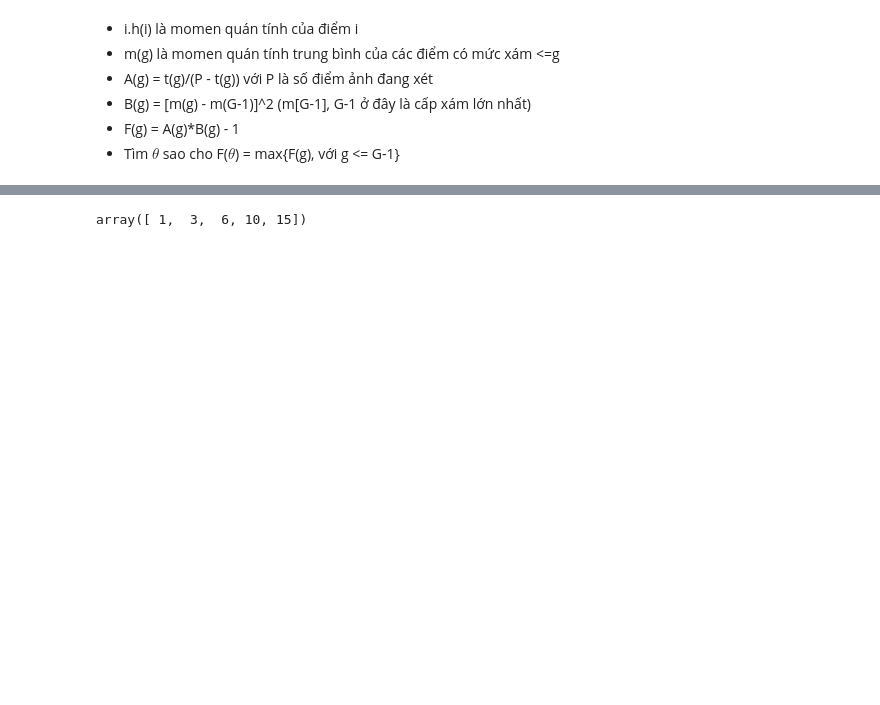
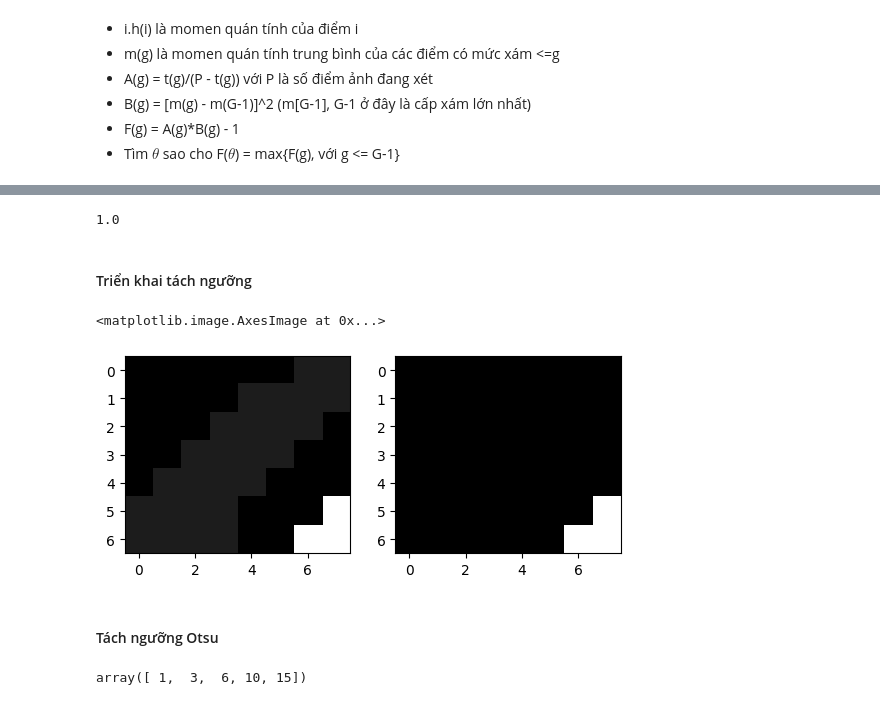
Before and after one commit to Minhdd1413/Image_Processing, a Jupyter notebook: Week3.ipynb, the cells around one changed output, grey strips where cells are left out. Drawn from its saved outputs; the diff is of its cells as text; code cells hidden in the pictures; blank space fills up the shorter version.

```diff
--- a/Week3.ipynb
+++ b/Week3.ipynb
@@ -43,0 +61,18 @@ $$m(g) = (\Sigma^g_iih(i))/t(g)$$
+# %%
+def table1(img):
+    G = np.arange(0, np.max(img) + 1)
+    h = histogram(img)
+
+    t_g =  np.cumsum(h)
+    i_hi = G * h
+    m_g = np.cumsum(i_hi) / t_g
+    A_g = t_g / np.sum(h)
+    B_g = (m_g - (G[-1] - 1))**2
+    F_g = A_g * B_g - 1
+    theta = G[np.argmax(F_g)]
+
+    df = pd.DataFrame({'G': G, 'h': h, 't_g': t_g,
+                       'i_hi': i_hi, 'm_g': m_g, 'A_g': A_g,
+                       'B_g': B_g, 'F_g': F_g})
+
+    return df, np.array([np.max(F_g), theta])
@@ -43,0 +89,7 @@ $$m(g) = (\Sigma^g_iih(i))/t(g)$$
+# %%
+img[img == 2] = 1
+img[img == 3] = 1
+img[img == 4] = 0
+img[img == 5] = 0
+img[img == 8] = 9
+img
@@ -43,0 +104,2 @@ $$m(g) = (\Sigma^g_iih(i))/t(g)$$
+# %%
+table = table1(img)
@@ -44,3 +120,27 @@ $$m(g) = (\Sigma^g_iih(i))/t(g)$$
+# %%
+table[1][1]
+# %% [output]
+1.0
+# %% [markdown]
+#### Triển khai tách ngưỡng
+# %%
+# hàm tách ngưỡng
+def thresholding(img, thresshold):
+    img[img>thresshold] = 255
+    img[img<=thresshold] = 0
+    return img
+# %%
+plt.subplot(1, 2, 1)
+plt.imshow(img, cmap='gray')
+
+plt.subplot(1, 2, 2)
+threshold_img = thresholding(img, table[1][1].astype(int))
+plt.imshow(threshold_img, cmap='gray')
+# %% [output]
+<matplotlib.image.AxesImage at 0x...>
+[figure, added]
+# %% [markdown]
+#### Tách ngưỡng Otsu
 # %%
 a = np.array([1, 2, 3, 4, 5])
 cumsum_a = np.cumsum(a)
```
Also changed, not shown: parts of 15 cells of this notebook.
